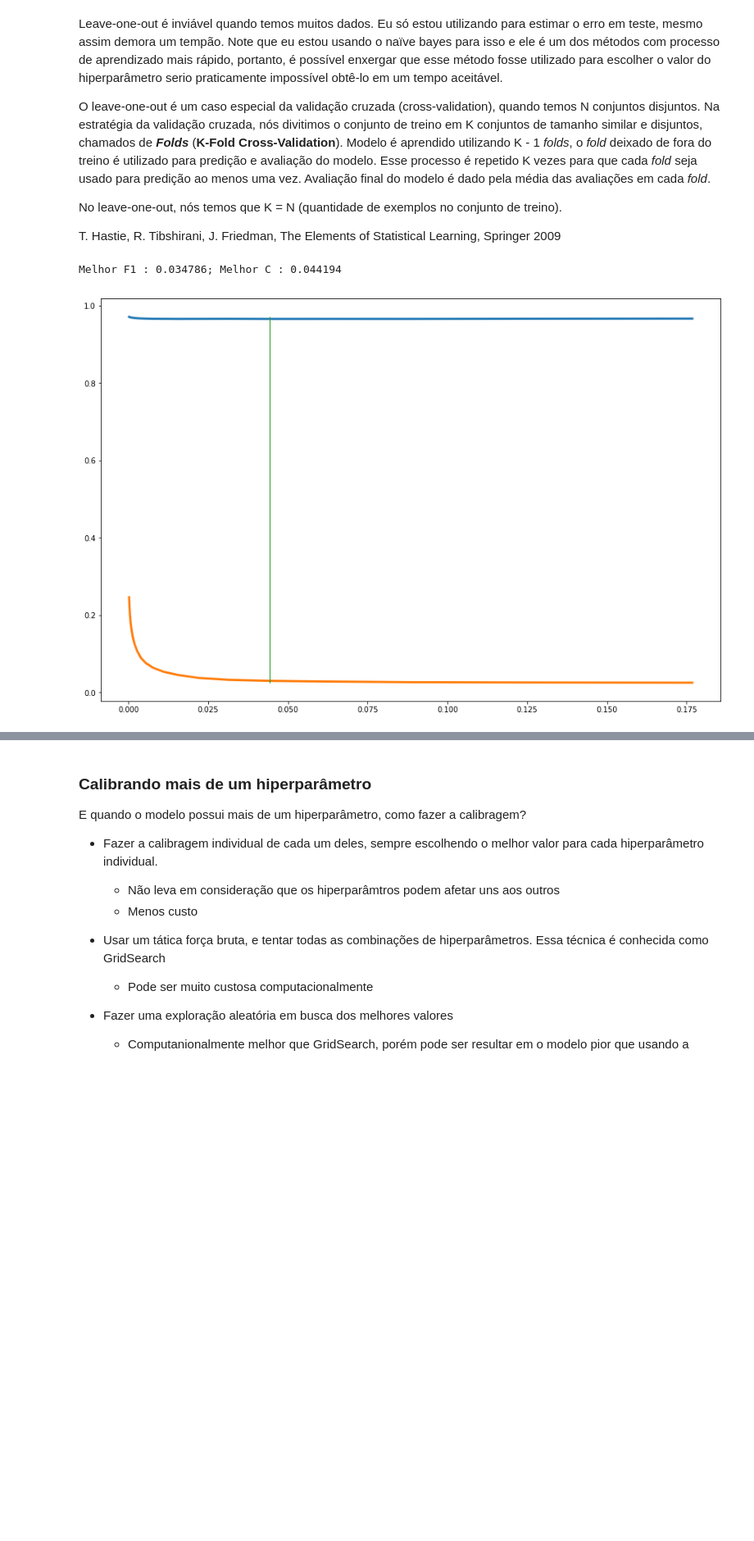
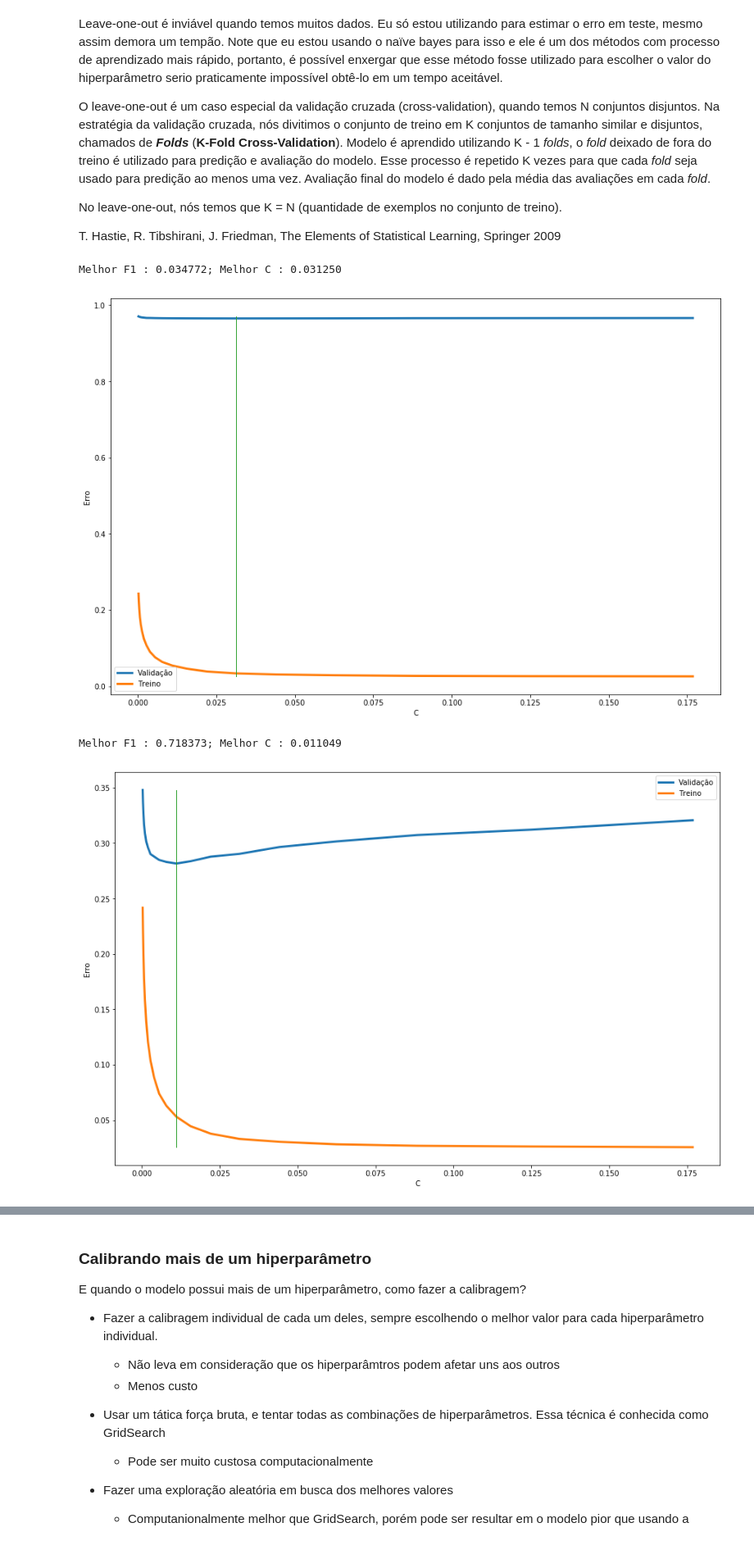
Before and after one commit to hekima/aulas, a Jupyter notebook: machine_learning/aula_03/selecao_validacao.ipynb, the cells around one changed output, grey strips where cells are left out. Shown: that part at 82% size. Cells and saved outputs as stored; diff of their text form; code cells hidden in the pictures; blank space fills up the shorter version.

```diff
--- a/machine_learning/aula_03/selecao_validacao.ipynb
+++ b/machine_learning/aula_03/selecao_validacao.ipynb
@@ -236,8 +238,25 @@ best_param_index = np.argmax(mean_valid_score)
 print("Melhor F1 : %f; Melhor C : %f" % (mean_valid_score[best_param_index], Cs[best_param_index]))
 
 resultados = np.vstack((Cs, 1 - mean_valid_score, 1 - mean_train_score)).T
-plot_bias_variance_tradeoff(resultados, Cs[best_param_index])
+
+plot_bias_variance_tradeoff(resultados, "C", labels, Cs[best_param_index])
 # %% [output]
-Melhor F1 : 0.034786; Melhor C : 0.044194
+Melhor F1 : 0.034772; Melhor C : 0.031250
-[figure, old version]
+[figure, new version]
+# %%
+cv = KFold(n_splits = 5)
+train_scores, valid_scores = validation_curve(svm, X_train, y_train, 'C', Cs, cv=cv, n_jobs=-1, scoring='f1_macro')
+
+mean_valid_score = valid_scores.mean(1)
+mean_train_score = train_scores.mean(1)
+
+best_param_index = np.argmax(mean_valid_score)
+
+print("Melhor F1 : %f; Melhor C : %f" % (mean_valid_score[best_param_index], Cs[best_param_index]))
+
+resultados = np.vstack((Cs, 1 - mean_valid_score, 1 - mean_train_score)).T
+plot_bias_variance_tradeoff(resultados, "C", labels, Cs[best_param_index])
+# %% [output]
+Melhor F1 : 0.718373; Melhor C : 0.011049
+[figure, added]
 # %%
```
Also changed, not shown: parts of 30 cells of this notebook.
